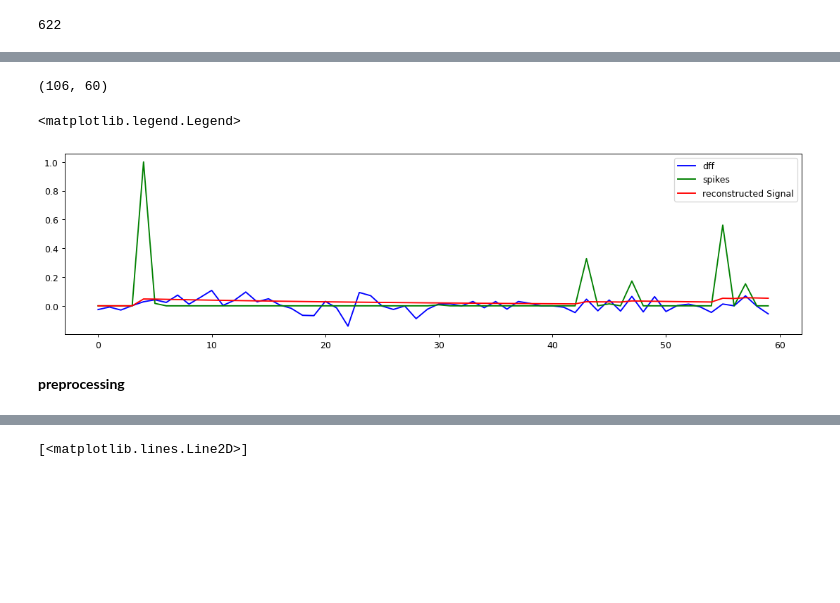
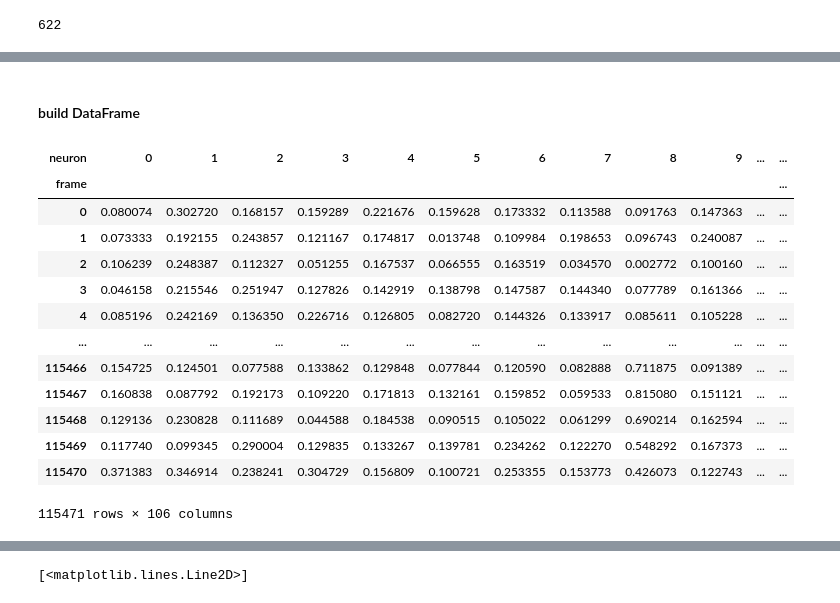
Before and after one commit to toniklenk/NeuralDataScience, a Jupyter notebook: Abschlussprojekt/practical01.ipynb, the cells around one changed output, grey strips where cells are left out. Cells and saved outputs as stored; diff of their text form; code cells hidden in the pictures; blank space fills up the shorter version.

```diff
--- a/Abschlussprojekt/practical01.ipynb
+++ b/Abschlussprojekt/practical01.ipynb
@@ -247,22 +209,2 @@ len(dff_dsi)
-# %%
-dff_trials[0].shape
-# %% [output]
-(106, 60)
-# %%
-trial = dff_trials[0][6]
-d, Cz = oopsi.fast(trial, dt=0.0333, iter_max=10)
-# create figure
-fig = plt.figure(num=None, figsize=(15, 17), dpi=90, facecolor="w", edgecolor="k")
-# fig = plt.figure()
-
-# create subplot
-ax2 = fig.add_subplot(412)
-ax2.plot(trial, color="blue", linewidth=1.5, label="dff")
-ax2.plot(d, color="green", linewidth=1.5, label="spikes")
-ax2.plot(Cz, color="red", linewidth=1.5, label="reconstructed Signal")
-ax2.legend(loc="upper right")
-# %% [output]
-<matplotlib.legend.Legend>
-[figure, removed]
-# %% [markdown]
-**preprocessing**
+# %% [markdown]
+#### build DataFrame
@@ -268,0 +221,23 @@ ax2.legend(loc="upper right")
+# %%
+df = pd.DataFrame(dff.T)
+# name row index "neuron"
+df.columns.name = "neuron"
+
+# name columns "frame"
+df.index.name = "frame"
+df
+# %% [output]
+| neuron | 0 | 1 | 2 | 3 | 4 | 5 | 6 | 7 | 8 | 9 | ... | ... |
+| frame |  |  |  |  |  |  |  |  |  |  |  | ... |
+| 0 | 0.080074 | 0.302720 | 0.168157 | 0.159289 | 0.221676 | 0.159628 | 0.173332 | 0.113588 | 0.091763 | 0.147363 | ... | ... |
+| 1 | 0.073333 | 0.192155 | 0.243857 | 0.121167 | 0.174817 | 0.013748 | 0.109984 | 0.198653 | 0.096743 | 0.240087 | ... | ... |
+| 2 | 0.106239 | 0.248387 | 0.112327 | 0.051255 | 0.167537 | 0.066555 | 0.163519 | 0.034570 | 0.002772 | 0.100160 | ... | ... |
+| 3 | 0.046158 | 0.215546 | 0.251947 | 0.127826 | 0.142919 | 0.138798 | 0.147587 | 0.144340 | 0.077789 | 0.161366 | ... | ... |
+| 4 | 0.085196 | 0.242169 | 0.136350 | 0.226716 | 0.126805 | 0.082720 | 0.144326 | 0.133917 | 0.085611 | 0.105228 | ... | ... |
+| ... | ... | ... | ... | ... | ... | ... | ... | ... | ... | ... | ... | ... |
+| 115466 | 0.154725 | 0.124501 | 0.077588 | 0.133862 | 0.129848 | 0.077844 | 0.120590 | 0.082888 | 0.711875 | 0.091389 | ... | ... |
+| 115467 | 0.160838 | 0.087792 | 0.192173 | 0.109220 | 0.171813 | 0.132161 | 0.159852 | 0.059533 | 0.815080 | 0.151121 | ... | ... |
+| 115468 | 0.129136 | 0.230828 | 0.111689 | 0.044588 | 0.184538 | 0.090515 | 0.105022 | 0.061299 | 0.690214 | 0.162594 | ... | ... |
+| 115469 | 0.117740 | 0.099345 | 0.290004 | 0.129835 | 0.133267 | 0.139781 | 0.234262 | 0.122270 | 0.548292 | 0.167373 | ... | ... |
+| 115470 | 0.371383 | 0.346914 | 0.238241 | 0.304729 | 0.156809 | 0.100721 | 0.253355 | 0.153773 | 0.426073 | 0.122743 | ... | ... |
+115471 rows × 106 columns
```
Also changed, not shown: parts of 47 cells of this notebook, 1 other file.
